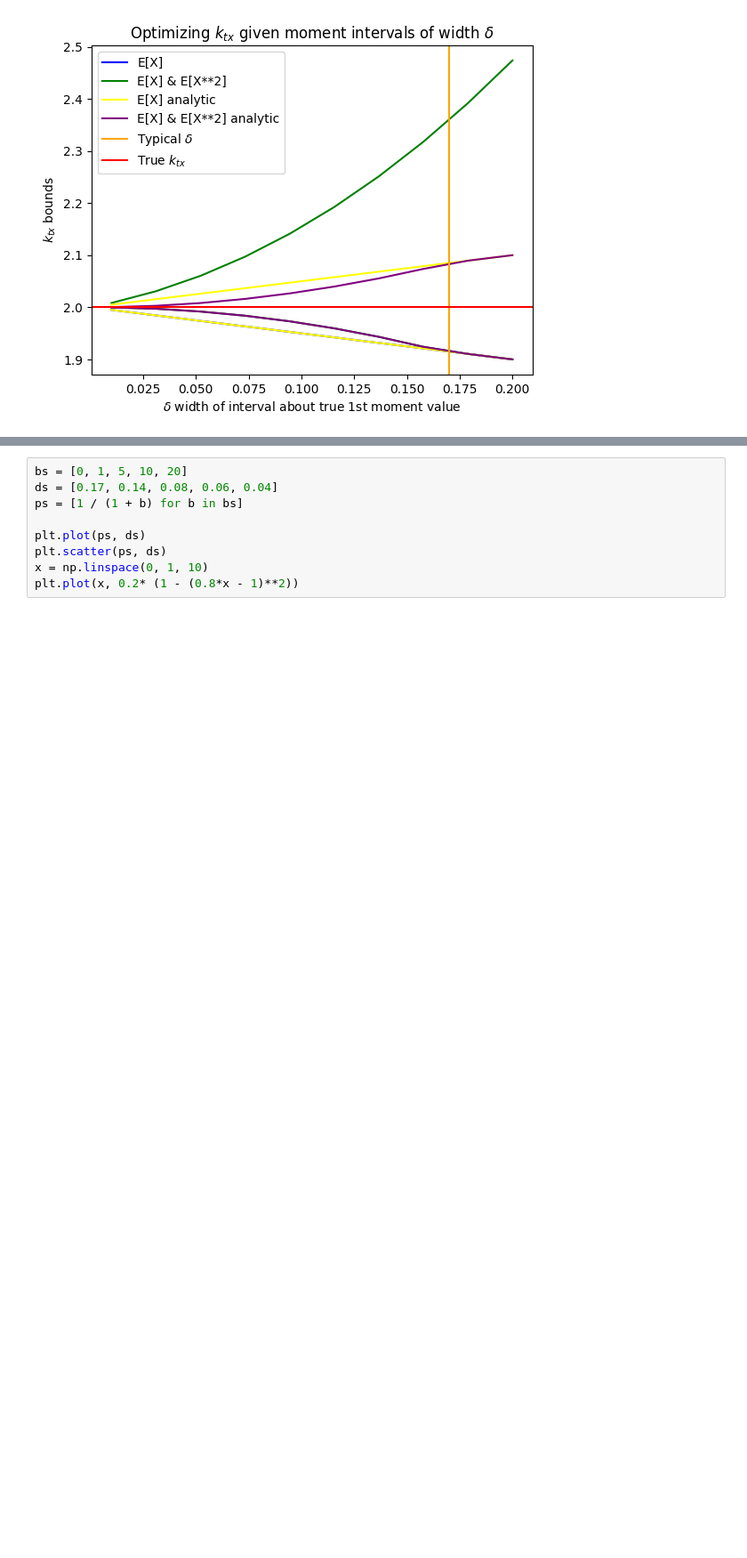
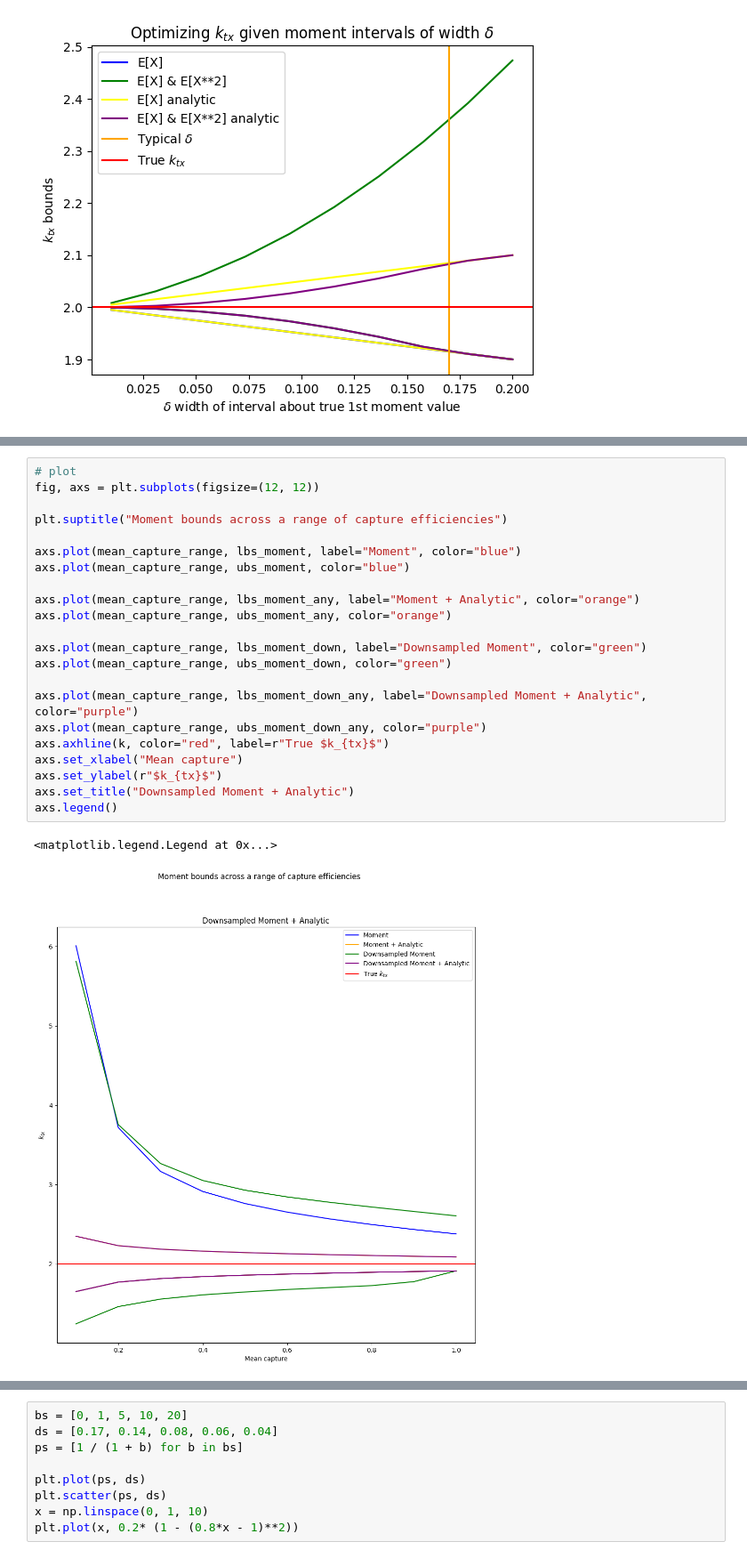
Before and after one commit to willjgh/M5R, a Jupyter notebook: Interaction/Moment-Experiments/analytic_moment_constraints.ipynb, the cells around one changed output, grey strips where cells are left out. Shown: that part at 89% size. Saved outputs shown, nothing was run; the diff lists cells and outputs as text; blank space fills up the shorter version.

```diff
--- a/Interaction/Moment-Experiments/analytic_moment_constraints.ipynb
+++ b/Interaction/Moment-Experiments/analytic_moment_constraints.ipynb
@@ -517,2 +497,27 @@ axs[1, 1].legend()
+# %%
+# plot
+fig, axs = plt.subplots(figsize=(12, 12))
+
+plt.suptitle("Moment bounds across a range of capture efficiencies")
+
+axs.plot(mean_capture_range, lbs_moment, label="Moment", color="blue")
+axs.plot(mean_capture_range, ubs_moment, color="blue")
+
+axs.plot(mean_capture_range, lbs_moment_any, label="Moment + Analytic", color="orange")
+axs.plot(mean_capture_range, ubs_moment_any, color="orange")
+
+axs.plot(mean_capture_range, lbs_moment_down, label="Downsampled Moment", color="green")
+axs.plot(mean_capture_range, ubs_moment_down, color="green")
+
+axs.plot(mean_capture_range, lbs_moment_down_any, label="Downsampled Moment + Analytic", color="purple")
+axs.plot(mean_capture_range, ubs_moment_down_any, color="purple")
+axs.axhline(k, color="red", label=r"True $k_{tx}$")
+axs.set_xlabel("Mean capture")
+axs.set_ylabel(r"$k_{tx}$")
+axs.set_title("Downsampled Moment + Analytic")
+axs.legend()
+# %% [output]
+<matplotlib.legend.Legend at 0x...>
+[figure, added]
 # %% [markdown]
 ## Non poisson input
```
Also changed, not shown: parts of 19 cells of this notebook.
